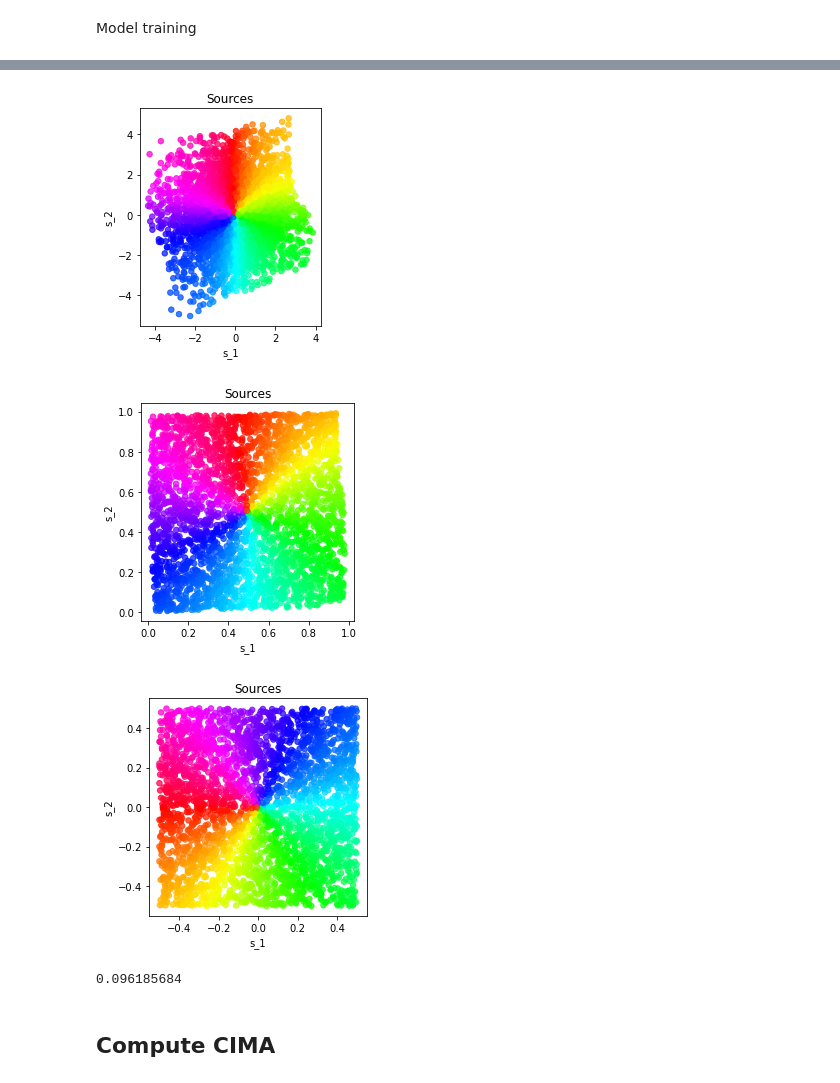
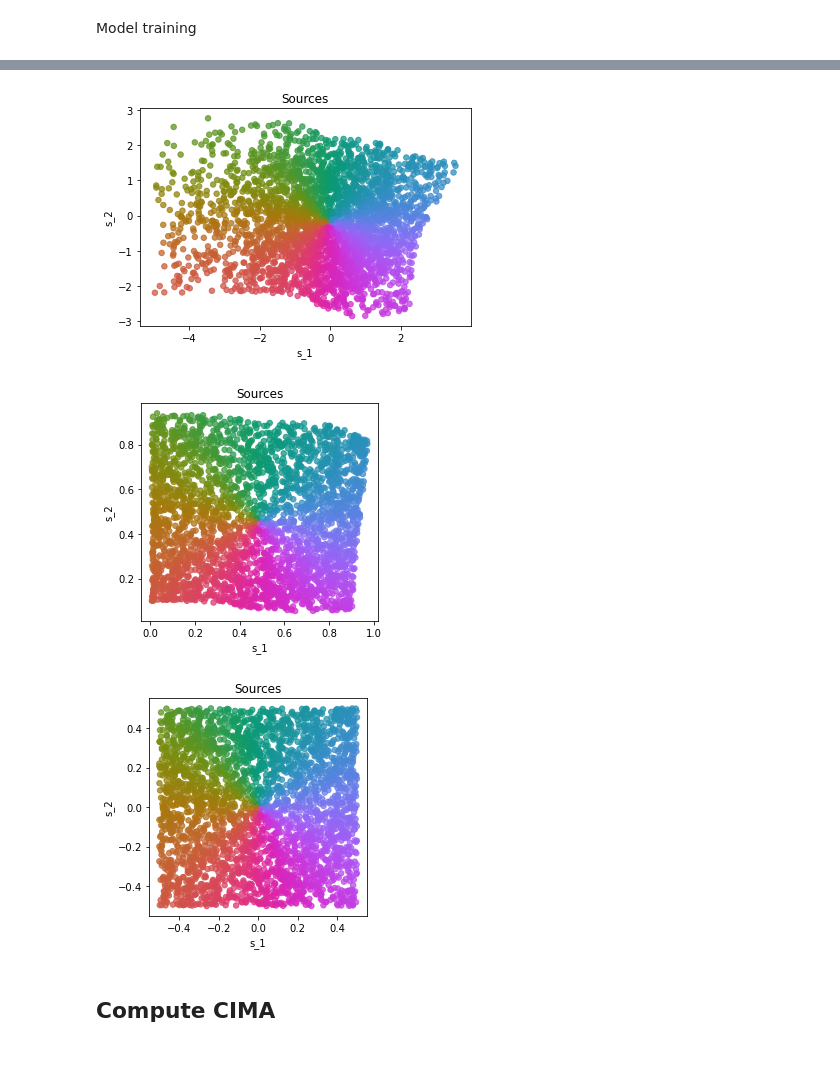
Before and after one commit to lgresele/independent-mechanism-analysis, a Jupyter notebook: Experiment_ML_evaluation.ipynb, the cells around one changed output, grey strips where cells are left out. Drawn from its saved outputs; the diff is of its cells as text; code cells hidden in the pictures.

```diff
--- a/Experiment_ML_evaluation.ipynb
+++ b/Experiment_ML_evaluation.ipynb
@@ -139,7 +134,7 @@ params = logp.init(key, jnp.array(np.random.randn(5, 2)))
 # Copied over from the triangular_residual_flow_test notebook
 
 def inv_map_fn(x):
-    flows = distrax.Chain([TriangularResidual(hidden_units + [2], name='residual_' + str(i))
+    flows = distrax.Chain([TriangularResidual(hidden_units + [D], name='residual_' + str(i))
                            for i in range(n_layers)])
     return flows.inverse(x)
 
@@ -162,8 +157,8 @@ def loss(params, x):
     # Compute the Jacobian based on current parameters
     jac_fn = jax.vmap(jax.jacfwd(lambda y: inv_map.apply(params, None, y)))
     # Compute C_IMA based on current Jacobian
-    c_ima = cima(x, jac_fn)
-#     c_ima = cima_higher_d(x, jac_fn)
+#     c_ima = cima(x, jac_fn)
+    c_ima = cima_higher_d(x, jac_fn)
     return -jnp.mean(ll) + lag_mult * jnp.mean(c_ima)
 # %% [markdown]
 Model training
@@ -193,5 +188,11 @@ for i in range(iters):
     value, opt_state, uv = step(i, opt_state, uv, x)
     loss_hist = np.append(loss_hist, value.item())
     if i%2000==0:
-        print("iter=", i, "; loss=", value.item())
+        params = get_params(opt_state)
+        jac_fn = jax.vmap(jax.jacfwd(lambda y: inv_map.apply(params, None, y)))
+        c_ima = cima_higher_d(x, jac_fn)
+        print("iter=", i, "; loss=", value.item(),
+              "; -log-p=", -jnp.mean(logp.apply(params, None, x)), "; cima=", jnp.mean(c_ima)#,
+#              "; loss=", -jnp.mean(logp.apply(params, None, x)) + lag_mult*jnp.mean(c_ima)
+             )
 # %% [output]
@@ -226,24 +227,24 @@ plt.plot(loss_hist)
 # %%
 def inv_map_fn(x):
-    flows = distrax.Chain([TriangularResidual(hidden_units + [2], name='residual_' + str(i))
+    flows = distrax.Chain([TriangularResidual(hidden_units + [D], name='residual_' + str(i))
                            for i in range(n_layers)])
     return flows.inverse(x)
 inv_map = hk.transform(inv_map_fn)
 # %%
 S_rec = inv_map.apply(params_final, None, X)
 # %%
-scatterplot_variables(S_rec, 'Sources', colors=colors, savefig=False)
+scatterplot_variables(S_rec[:,:2], 'Sources', colors=colors, savefig=False, cmap=cmap)
 # %% [output]
-[figure, old version]
+[figure, new version]
 # %%
 from jax.scipy.stats import logistic
 # %%
 S_unif = logistic.cdf(S_rec) # use the Logistic cdf here!
 # %%
-scatterplot_variables(S_unif, 'Sources', colors=colors, savefig=False)
+scatterplot_variables(S_unif[:,:2], 'Sources', colors=colors, savefig=False, cmap=cmap)
 # %% [output]
-[figure, old version]
+[figure, new version]
 # %%
-scatterplot_variables(S, 'Sources', colors=colors, savefig=False)
+scatterplot_variables(S[:,:2], 'Sources', colors=colors, savefig=False, cmap=cmap)
 # %% [output]
-[figure, old version]
+[figure, new version]
@@ -253,7 +251,3 @@ KL = jnp.mean(obs_likel) + loss_final
-# %%
-print(KL)
-# %% [output]
-0.096185684
 # %% [markdown]
 ## Compute CIMA
 # %%
```
Also changed, not shown: parts of 40 cells of this notebook.
